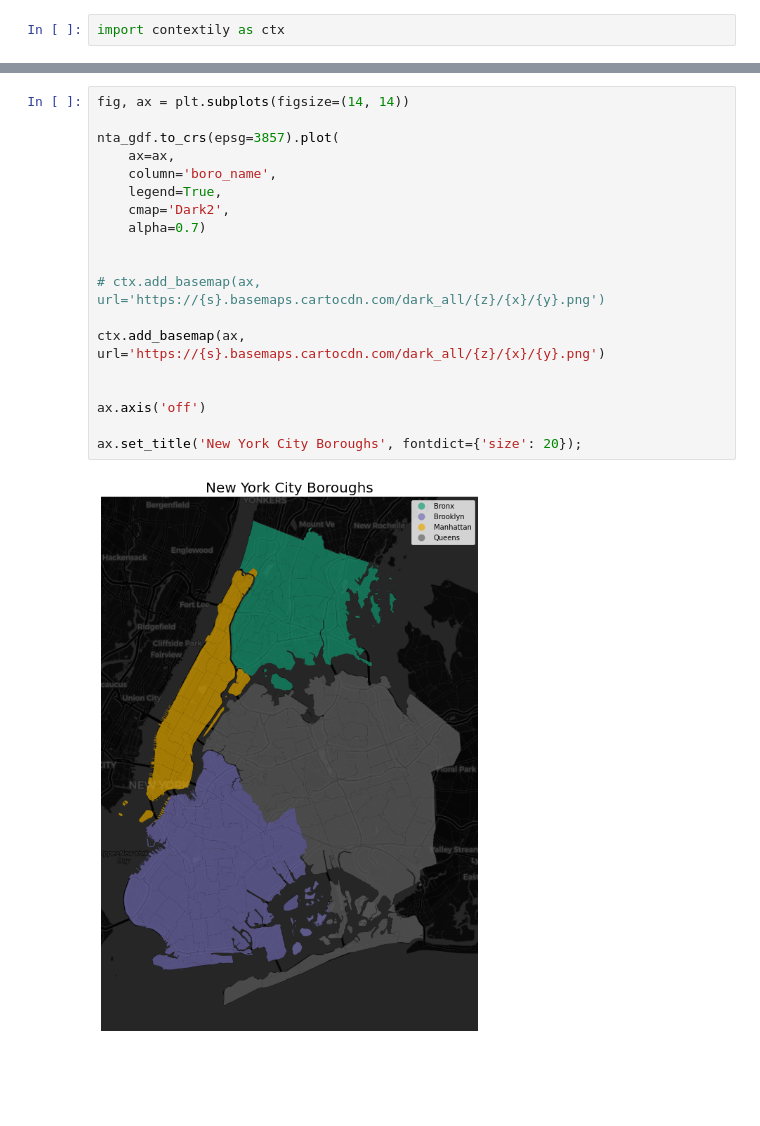
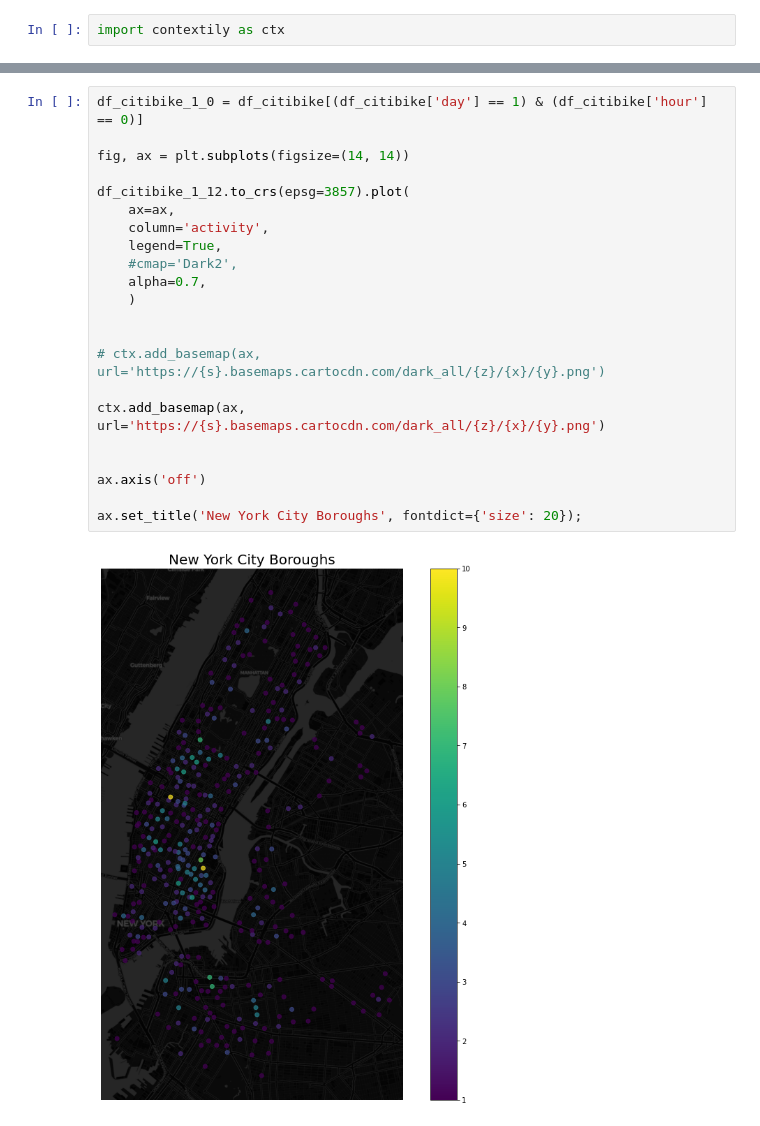
Before and after one commit to annaguidi/citibike_ridership_timelapse, a Jupyter notebook: final project.ipynb, the cells around one changed output, grey strips where cells are left out. Cells and saved outputs as stored; diff of their text form; blank space fills up the shorter version.

```diff
--- a/final project.ipynb
+++ b/final project.ipynb
@@ -330,21 +357,24 @@ import contextily as ctx
 # %%
+df_citibike_1_0 = df_citibike[(df_citibike['day'] == 1) & (df_citibike['hour'] == 0)]
+
 fig, ax = plt.subplots(figsize=(14, 14))
 
-nta_gdf.to_crs(epsg=3857).plot(
+df_citibike_1_12.to_crs(epsg=3857).plot(
     ax=ax,
-    column='boro_name',
+    column='activity',
     legend=True,
-    cmap='Dark2',
-    alpha=0.7)
+    #cmap='Dark2',
+    alpha=0.7,
+    )
 
 
 # ctx.add_basemap(ax, url='https://{s}.basemaps.cartocdn.com/dark_all/{z}/{x}/{y}.png')
 
 ctx.add_basemap(ax, url='https://{s}.basemaps.cartocdn.com/dark_all/{z}/{x}/{y}.png')
 
 
 ax.axis('off')
 
 ax.set_title('New York City Boroughs', fontdict={'size': 20});
 # %% [output]
-[figure, old version]
+[figure, new version]
```
Also changed, not shown: parts of 17 cells of this notebook, 1 other file.
